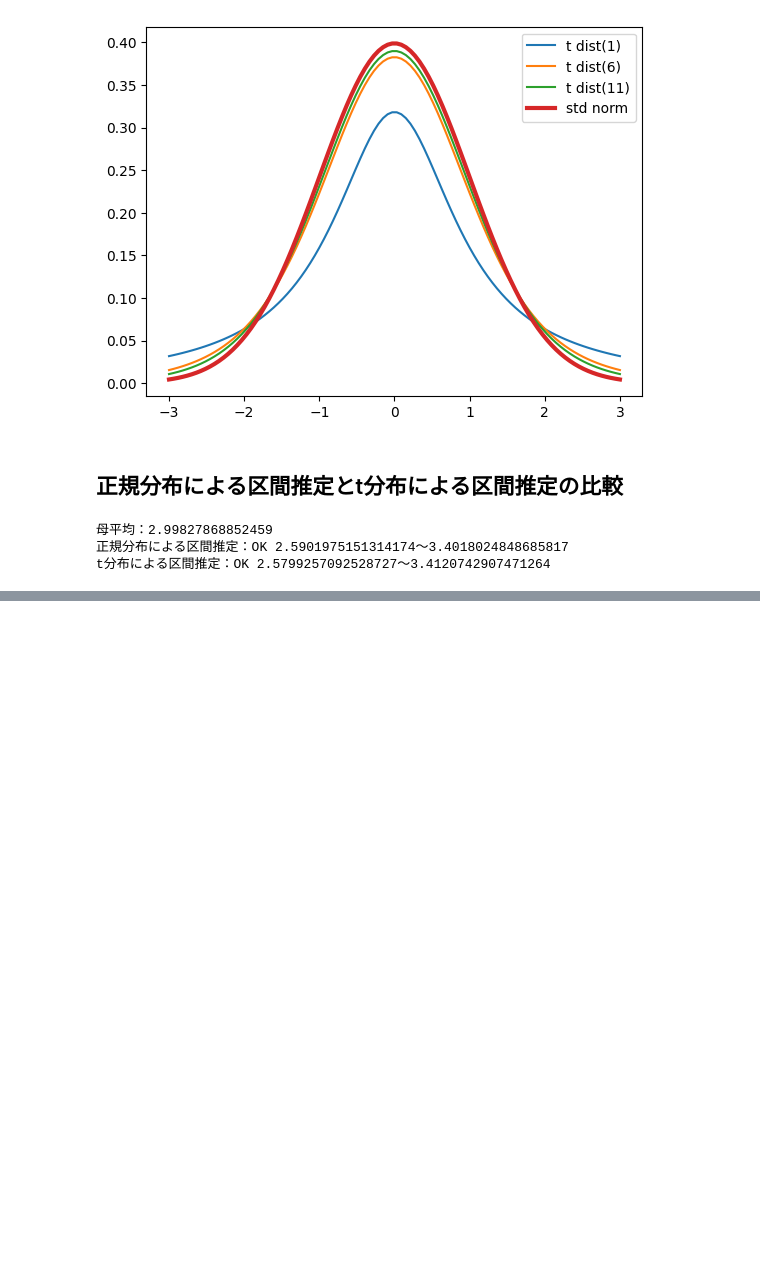
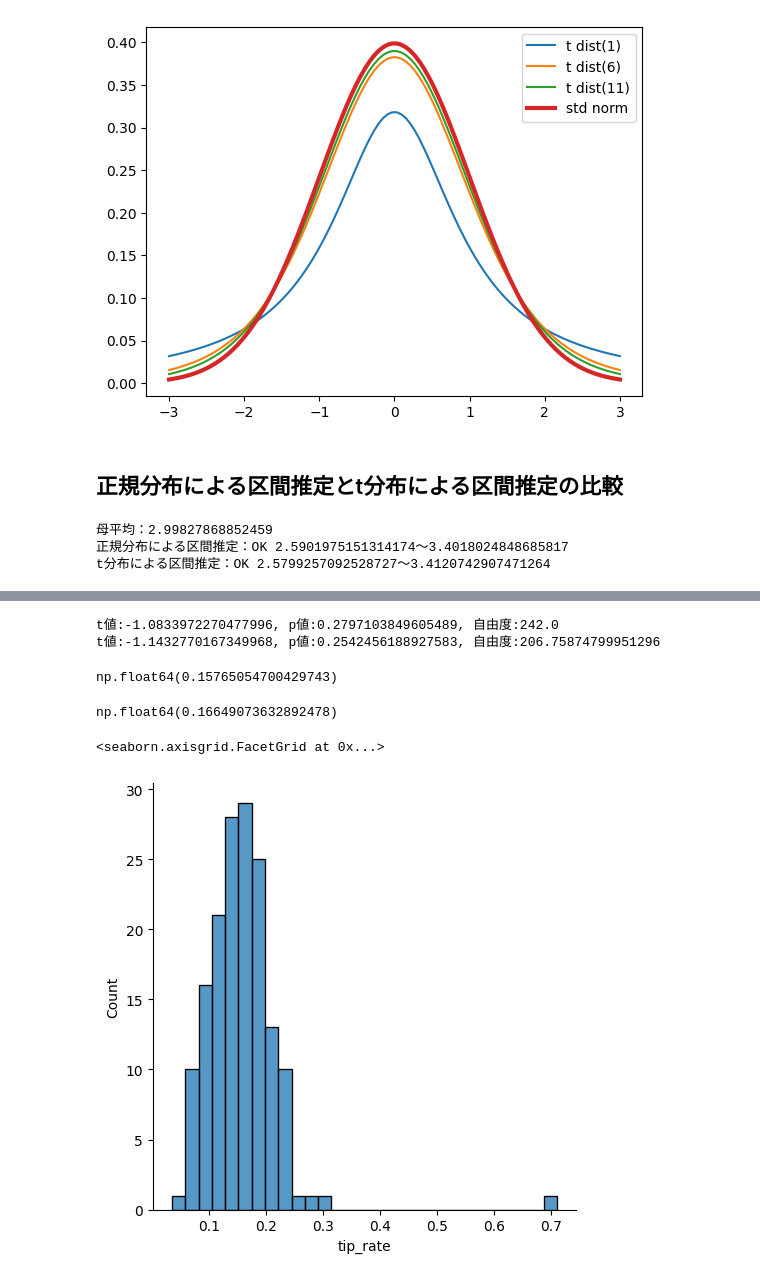
Before and after one commit to TakumiOkawa12/MLnote, a Jupyter notebook: statistics/discriptive_statistics.ipynb, the cells around one changed output, grey strips where cells are left out. Cells and saved outputs as stored; diff of their text form; code cells hidden in the pictures; blank space fills up the shorter version.

Commit message:
studied statistics and various analysis method

```diff
--- a/statistics/discriptive_statistics.ipynb
+++ b/statistics/discriptive_statistics.ipynb
@@ -797,0 +915,32 @@ t分布による区間推定：OK 2.5799257092528727〜3.4120742907471264
+# %%
+# チップ比率の算出
+df['tip_rate'] = df['tip'] / df['total_bill']
+# %%
+# 男性のチップを取得
+man_tip = df[df['sex'] == 'Male']['tip_rate']
+# 女性のチップを取得
+woman_tip = df[df['sex'] == 'Female']['tip_rate']
+
+# スチューデントのt検定
+result_1 = stats.ttest_ind(man_tip, woman_tip, equal_var = True)
+# ウェルチのt検定
+result_2 = stats.ttest_ind(man_tip, woman_tip, equal_var = False)
+# %%
+print(f"t値:{result_1.statistic}, p値:{result_1.pvalue}, 自由度:{result_1.df}")
+print(f"t値:{result_2.statistic}, p値:{result_2.pvalue}, 自由度:{result_2.df}")
+# %% [output]
+t値:-1.0833972270477996, p値:0.2797103849605489, 自由度:242.0
+t値:-1.1432770167349968, p値:0.2542456188927583, 自由度:206.75874799951296
+# %%
+man_tip.mean()
+# %% [output]
+np.float64(0.15765054700429743)
+# %%
+woman_tip.mean()
+# %% [output]
+np.float64(0.16649073632892478)
+# %%
+sns.displot(man_tip)
+# %% [output]
+<seaborn.axisgrid.FacetGrid at 0x...>
+[figure, added]
```
Also changed, not shown: parts of 63 cells of this notebook, 2 other files.
